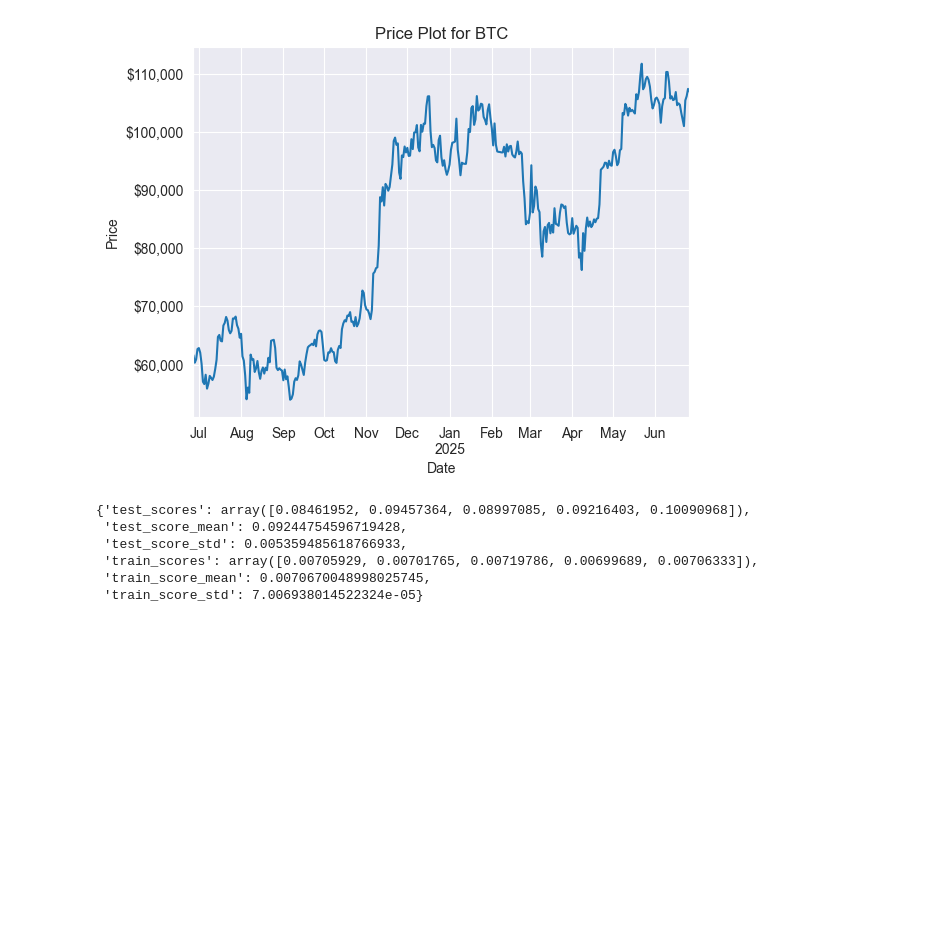
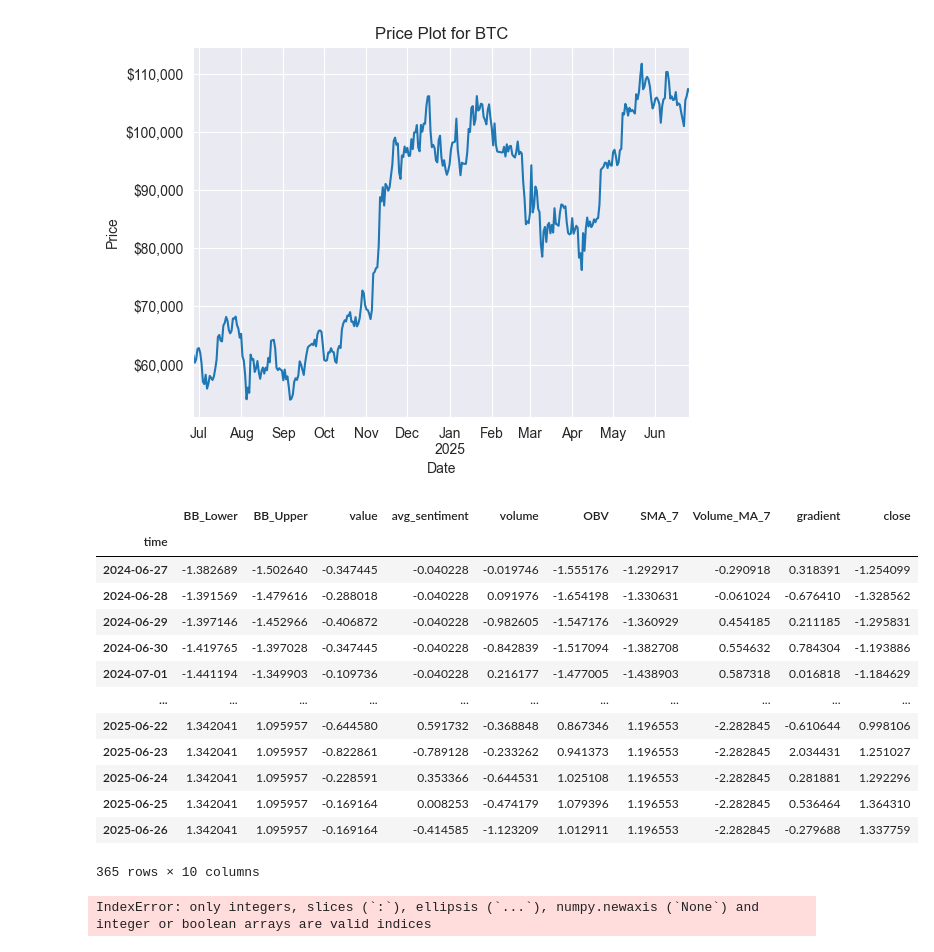
Before and after one commit to kingsuching/cryptoTrading, a Jupyter notebook: sucheenXGBoost.ipynb, the cells around one changed output. Drawn from its saved outputs; the diff is of its cells as text; code cells hidden in the pictures; blank space fills up the shorter version.

```diff
--- a/sucheenXGBoost.ipynb
+++ b/sucheenXGBoost.ipynb
@@ -40,7 +40,8 @@ from sklearn.ensemble import RandomForestRegressor
 warnings.filterwarnings('ignore')
 # %%
 data = pd.read_csv(fullDataPath(COIN))
-merged = dataSetup(data)[-LIMIT:]
+data = data.loc[:, ~data.columns.str.contains('^Unnamed:')]
+merged = dataSetup(data)
 merged
 # %% [output]
 |  | BB_Lower | BB_Upper | value | avg_sentiment | volume | OBV | SMA_7 | Volume_MA_7 | close | gradient |
@@ -77,23 +72,49 @@ def normalize_col(df, column_name):
+# %%
+scaler = StandardScaler()
+closeScaler = StandardScaler()
+mergedIndex = merged.index
+mergedCols = merged.columns
+
+mergedWithoutClose = merged.drop(columns=['close'])
+mwocCols = mergedWithoutClose.columns
+mwocIndex = mergedWithoutClose.index
+mergedWithoutClose = scaler.fit_transform(mergedWithoutClose)
+mergedWithoutClose = pd.DataFrame(mergedWithoutClose, index=mergedIndex, columns=mwocCols)
+
+merged['close'] = closeScaler.fit_transform(merged['close'].values.reshape(-1, 1))
+merged = pd.concat([mergedWithoutClose, merged['close']], axis=1)
+merged
+# %% [output]
+|  | BB_Lower | BB_Upper | value | avg_sentiment | volume | OBV | SMA_7 | Volume_MA_7 | gradient | close |
+| time |  |  |  |  |  |  |  |  |  |  |
+| 2024-06-27 | -1.382689 | -1.502640 | -0.347445 | -0.040228 | -0.019746 | -1.555176 | -1.292917 | -0.290918 | 0.318391 | -1.254099 |
+| 2024-06-28 | -1.391569 | -1.479616 | -0.288018 | -0.040228 | 0.091976 | -1.654198 | -1.330631 | -0.061024 | -0.676410 | -1.328562 |
+| 2024-06-29 | -1.397146 | -1.452966 | -0.406872 | -0.040228 | -0.982605 | -1.547176 | -1.360929 | 0.454185 | 0.211185 | -1.295831 |
+| 2024-06-30 | -1.419765 | -1.397028 | -0.347445 | -0.040228 | -0.842839 | -1.517094 | -1.382708 | 0.554632 | 0.784304 | -1.193886 |
+| 2024-07-01 | -1.441194 | -1.349903 | -0.109736 | -0.040228 | 0.216177 | -1.477005 | -1.438903 | 0.587318 | 0.016818 | -1.184629 |
+| ... | ... | ... | ... | ... | ... | ... | ... | ... | ... | ... |
+| 2025-06-22 | 1.342041 | 1.095957 | -0.644580 | 0.591732 | -0.368848 | 0.867346 | 1.196553 | -2.282845 | -0.610644 | 0.998106 |
+| 2025-06-23 | 1.342041 | 1.095957 | -0.822861 | -0.789128 | -0.233262 | 0.941373 | 1.196553 | -2.282845 | 2.034431 | 1.251027 |
+| 2025-06-24 | 1.342041 | 1.095957 | -0.228591 | 0.353366 | -0.644531 | 1.025108 | 1.196553 | -2.282845 | 0.281881 | 1.292296 |
+| 2025-06-25 | 1.342041 | 1.095957 | -0.169164 | 0.008253 | -0.474179 | 1.079396 | 1.196553 | -2.282845 | 0.536464 | 1.364310 |
+| 2025-06-26 | 1.342041 | 1.095957 | -0.169164 | -0.414585 | -1.123209 | 1.012911 | 1.196553 | -2.282845 | -0.279688 | 1.337759 |
+365 rows × 10 columns
 # %%
-percentage = 0.8
 training_cols = trainingCols()
 X = merged[training_cols]
 y = merged['close']
 n = len(data)
+
 merged = transformerDataSetup(merged)
 X_train, X_test, y_train, y_test, _, _ = transformerXTrainYTrain(merged[-LIMIT:], testSize=len(merged)-TEST_DAYS)
-X_train_norm, X_test_norm, y_train_norm, y_test_norm, sequence_scaler, target_scaler = normalize(X_train, X_test, y_train, y_test)
-train_stuff = merged.loc[X_train_norm.index, training_cols]
-test_stuff = merged.loc[X_test_norm.index, training_cols]
-X_train_norm = pd.concat([X_train_norm, train_stuff], axis=1)
-X_test_norm = pd.concat([X_test_norm, test_stuff], axis=1)
+train_stuff = merged.loc[X_train.index, training_cols]
+test_stuff = merged.loc[X_test.index, training_cols]
+X_train_norm = pd.concat([X_train, train_stuff], axis=1)
+X_test_norm = pd.concat([X_test, test_stuff], axis=1)
 
-for thing in [X_train_norm, X_test_norm]:
-    for col in thing.columns:
-        try:
-            thing = normalize_col(thing, col)
-        except Exception as e:
-            pass
+X_train_norm.shape, X_test_norm.shape, y_train.shape, y_test.shape
+# %% [output]
+IndexError: only integers, slices (`:`), ellipsis (`...`), numpy.newaxis (`None`) and integer or boolean arrays are valid indices
 # %%
 xgb_model = XGBoost(
     base_estimator=RandomForestRegressor(n_estimators=50),
@@ -108,9 +125,0 @@ items = xgb_model.cross_validate(X_train_norm, y_train_norm, cv=5, return_train_
-# %%
-items
-# %% [output]
-{'test_scores': array([0.08461952, 0.09457364, 0.08997085, 0.09216403, 0.10090968]),
- 'test_score_mean': 0.09244754596719428,
- 'test_score_std': 0.005359485618766933,
- 'train_scores': array([0.00705929, 0.00701765, 0.00719786, 0.00699689, 0.00706333]),
- 'train_score_mean': 0.0070670048998025745,
- 'train_score_std': 7.006938014522324e-05}
```
Also changed, not shown: parts of 16 cells of this notebook.
